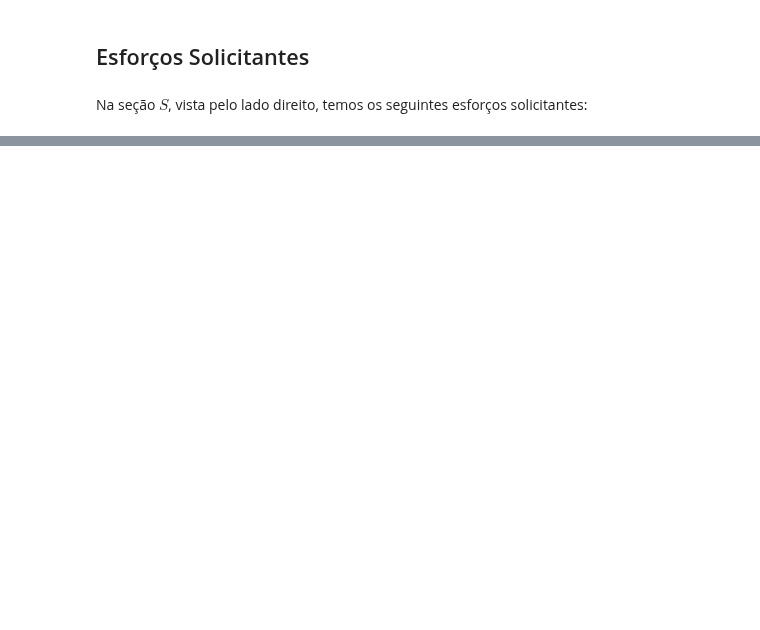
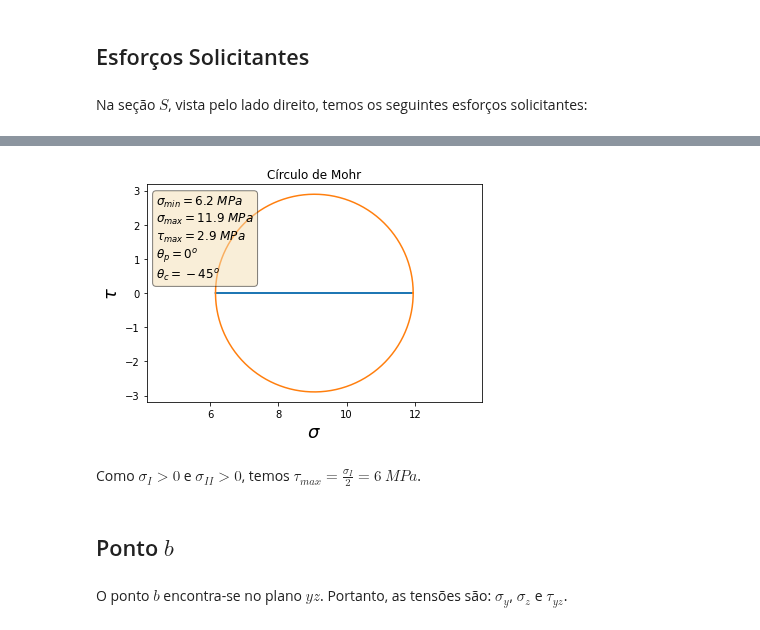
Before and after one commit to noedelima/Mecanica_dos_Solidos_Uff_20_1, a Jupyter notebook: Exercícios/Exercício 3.ipynb, the cells around one changed output, grey strips where cells are left out. Cells and saved outputs as stored; diff of their text form; code cells hidden in the pictures; blank space fills up the shorter version.

```diff
--- a/Exercícios/Exercício 3.ipynb
+++ b/Exercícios/Exercício 3.ipynb
@@ -26,3 +59,5 @@ Na seção $S$, vista pelo lado direito, temos os seguintes esforços solicitant
 # %%
 mm,N,MPa = sp.symbols("mm,N,MPa")
 kN = 1000*N
+m = 1000*mm
+kPa = 1e-3*MPa
@@ -30,0 +77,15 @@ T,tau_xy,J,r, = sp.symbols("T,tau_xy,J,r")
+# %%
+t = 6*mm
+d = 462*mm
+A = np.pi*((d**2)-(d-2*t)**2)
+I = np.pi*((d**4)-(d-2*t)**4)/64
+J = np.pi*((d**4)-(d-2*t)**4)/32
+Q = ((d**3)-(d-2*t)**3)/12
+# %%
+V_x = -12e3*N
+P_y = -15e3*N
+V_z = -12e3*N
+M_x = -9e6*N*mm
+T_y = 10.8e6*N*mm
+M_z = 2.25e6*N*mm
+P = 160*kPa
@@ -30,0 +96,5 @@ T,tau_xy,J,r, = sp.symbols("T,tau_xy,J,r")
+# %%
+sigma_xa = P*(d/2)/t
+sigma_ya = (P_y/A - M_x*(d/2)/I + P*(d/2)/(2*t)).subs(N/mm**2,MPa)
+tau_xya = (T_y*(d/2)/J + V_x*Q/(I*t)).subs(N/mm**2,MPa)
+display(sigma_xa,sigma_ya,tau_xya)
@@ -30,0 +115,10 @@ T,tau_xy,J,r, = sp.symbols("T,tau_xy,J,r")
+# %%
+mohr(float(sigma_xa.subs(MPa,1)),float(sigma_ya.subs(MPa,1)),float(tau_xya.subs(MPa,1)))
+# %% [output]
+[figure, added]
+# %% [markdown]
+Como $\sigma_{I} \gt 0$ e $\sigma_{II}\gt 0$, temos $\tau_{max} = \frac{\sigma_{I}}{2}=6~MPa$.
+# %% [markdown]
+## Ponto $b$
+# %% [markdown]
+O ponto $b$ encontra-se no plano $yz$. Portanto, as tensões são: $\sigma_{y}$, $\sigma_{z}$ e $\tau_{yz}$.
```
Also changed, not shown: parts of 12 cells of this notebook.
